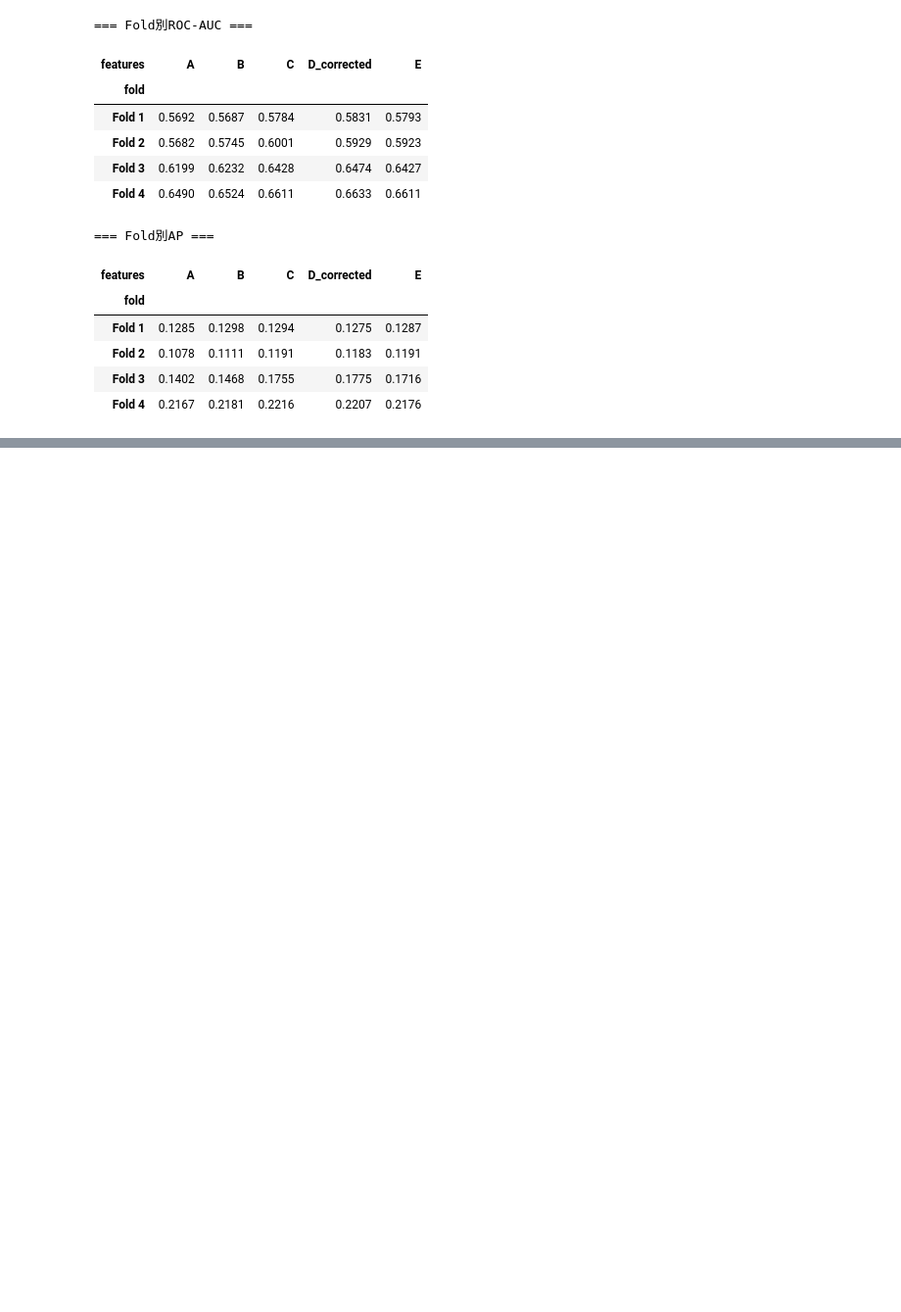
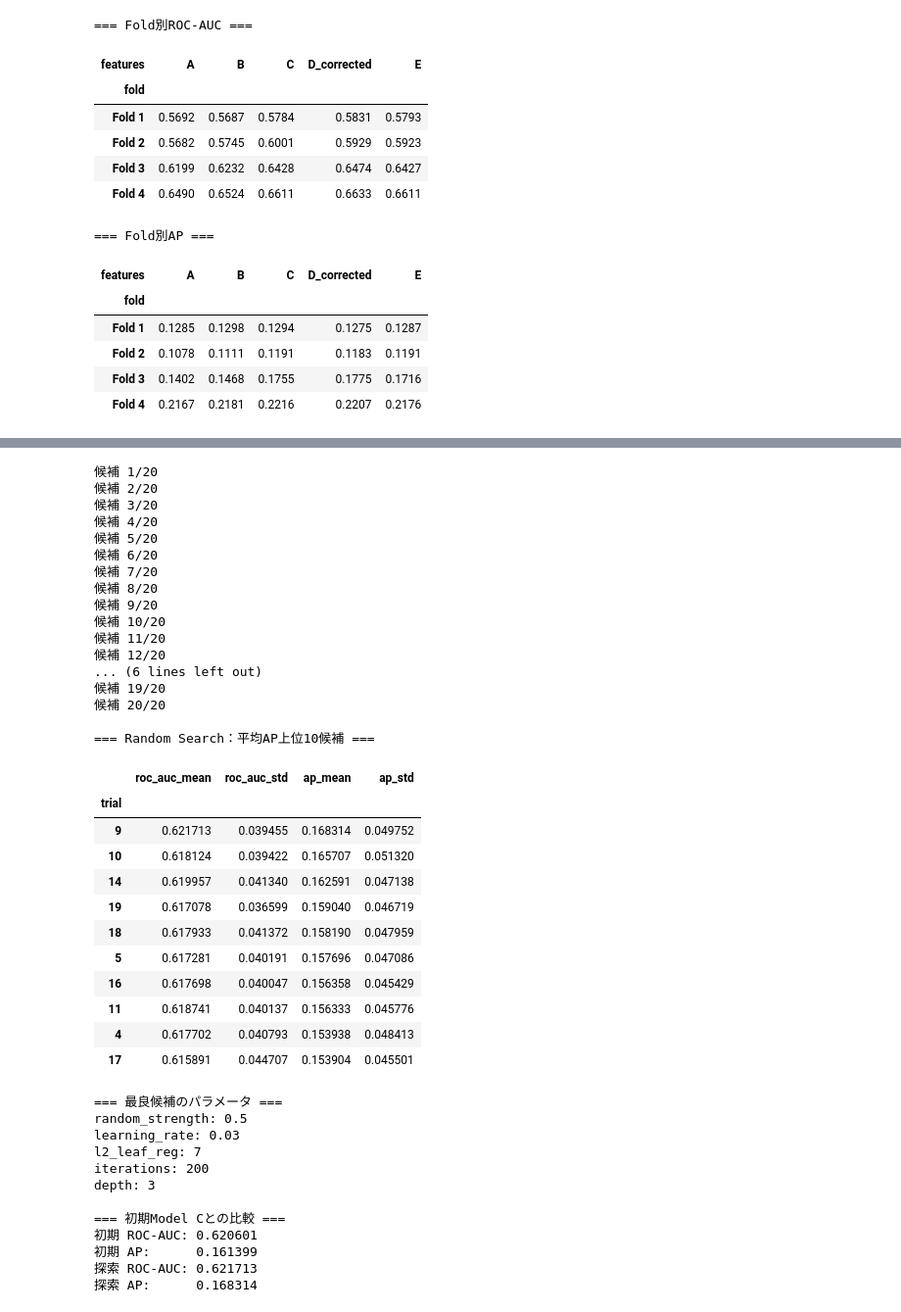
Before and after one commit to RyoShimoda/AWS_Python_data_analysis, a Jupyter notebook: notebooks/13_low_review_model_comparison.ipynb, the cells around one changed output, grey strips where cells are left out. Shown at 98% size. Cells and saved outputs as stored; diff of their text form; code cells hidden in the pictures; blank space fills up the shorter version.

```diff
--- a/notebooks/13_low_review_model_comparison.ipynb
+++ b/notebooks/13_low_review_model_comparison.ipynb
@@ -2731,0 +3176,70 @@ display(
+# %%
+# 新しい20候補を4-Fold CVで評価
+
+df_random_results, df_random_summary = evaluate_parameter_candidates(
+    df=df_cv_model,
+    fold_configs=fold_configs,
+    numeric_features=features_c["numeric"],
+    categorical_features=features_c["categorical"],
+    base_classifier=classifiers["CatBoost"],
+    parameter_candidates=new_candidates,
+)
+
+print("\n=== Random Search：平均AP上位10候補 ===")
+display(df_random_summary.head(10).round(6))
+
+print("\n=== 最良候補のパラメータ ===")
+
+best_trial = int(df_random_summary.index[0])
+best_params = new_candidates[best_trial - 1]
+
+for name, value in best_params.items():
+    print(f"{name}: {value}")
+
+print("\n=== 初期Model Cとの比較 ===")
+print("初期 ROC-AUC: 0.620601")
+print("初期 AP:      0.161399")
+print("探索 ROC-AUC:", round(df_random_summary.loc[best_trial, "roc_auc_mean"], 6))
+print("探索 AP:     ", round(df_random_summary.loc[best_trial, "ap_mean"], 6))
+# %% [output]
+候補 1/20
+候補 2/20
+候補 3/20
+候補 4/20
+候補 5/20
+候補 6/20
+候補 7/20
+候補 8/20
+候補 9/20
+候補 10/20
+候補 11/20
+候補 12/20
+... (6 lines left out)
+候補 19/20
+候補 20/20
+
+=== Random Search：平均AP上位10候補 ===
+|  | roc_auc_mean | roc_auc_std | ap_mean | ap_std |
+| trial |  |  |  |  |
+| 9 | 0.621713 | 0.039455 | 0.168314 | 0.049752 |
+| 10 | 0.618124 | 0.039422 | 0.165707 | 0.051320 |
+| 14 | 0.619957 | 0.041340 | 0.162591 | 0.047138 |
+| 19 | 0.617078 | 0.036599 | 0.159040 | 0.046719 |
+| 18 | 0.617933 | 0.041372 | 0.158190 | 0.047959 |
+| 5 | 0.617281 | 0.040191 | 0.157696 | 0.047086 |
+| 16 | 0.617698 | 0.040047 | 0.156358 | 0.045429 |
+| 11 | 0.618741 | 0.040137 | 0.156333 | 0.045776 |
+| 4 | 0.617702 | 0.040793 | 0.153938 | 0.048413 |
+| 17 | 0.615891 | 0.044707 | 0.153904 | 0.045501 |
+=== 最良候補のパラメータ ===
+random_strength: 0.5
+learning_rate: 0.03
+l2_leaf_reg: 7
+iterations: 200
+depth: 3
+
+=== 初期Model Cとの比較 ===
+初期 ROC-AUC: 0.620601
+初期 AP:      0.161399
+探索 ROC-AUC: 0.621713
+探索 AP:      0.168314
```
Also changed, not shown: parts of 18 cells of this notebook, 1 other file.
